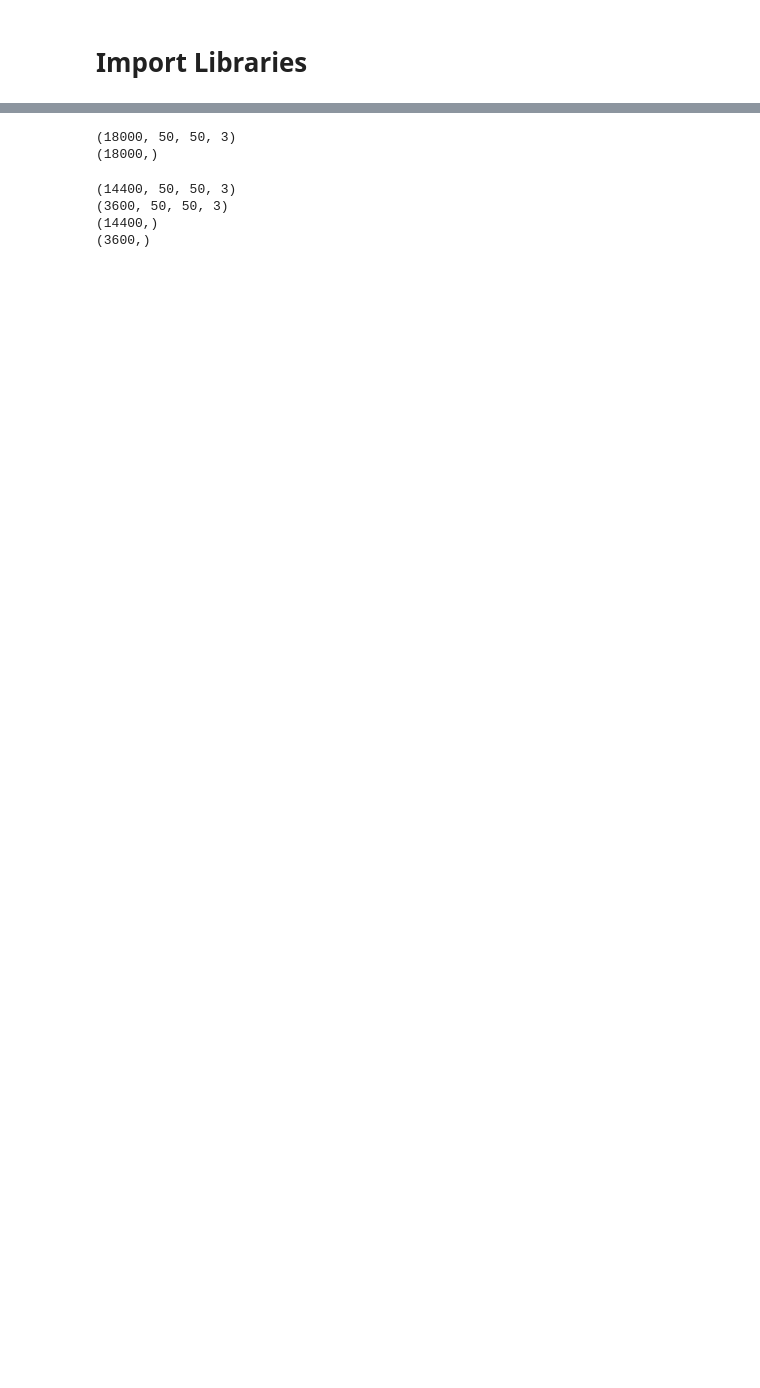
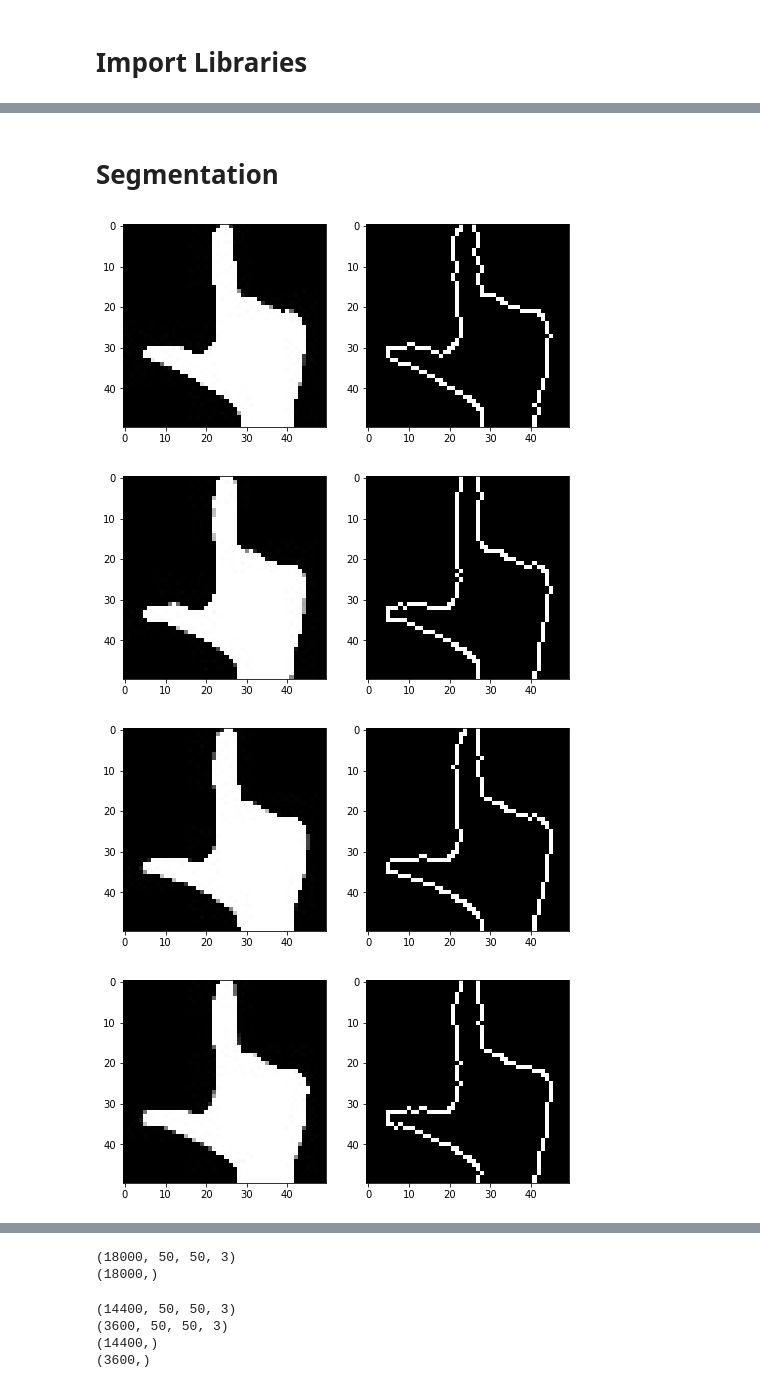
Before and after one commit to Halieeim/Hand_Gesture_Detection, a Jupyter notebook: Hand Gestures Detection.ipynb, the cells around one changed output, grey strips where cells are left out. Saved outputs shown, nothing was run; the diff lists cells and outputs as text; code cells hidden in the pictures; blank space fills up the shorter version.

```diff
--- a/Hand Gestures Detection.ipynb
+++ b/Hand Gestures Detection.ipynb
@@ -41,0 +45,20 @@ X = np.array(X).astype(float)
+# %% [markdown]
+# Segmentation
+# %%
+for img in X:
+    edges=cv2.Canny(img,100,200)
+    X_edges.append(edges)
+
+X_edges=np.array(X_edges)
+
+for i in range(10):
+     plt.figure(figsize=[8,5])
+     plt.subplot(1, 2, 1)
+     plt.imshow(X[i+2000], cmap=plt.cm.gray)
+     plt.subplot(1, 2, 2)
+     plt.imshow(X_edges[i+2000], cmap=plt.cm.gray)
+# %% [output]
+[figure, added]
+[figure, added]
+[figure, added]
+[figure, added]
```
Also changed, not shown: parts of 15 cells of this notebook.
